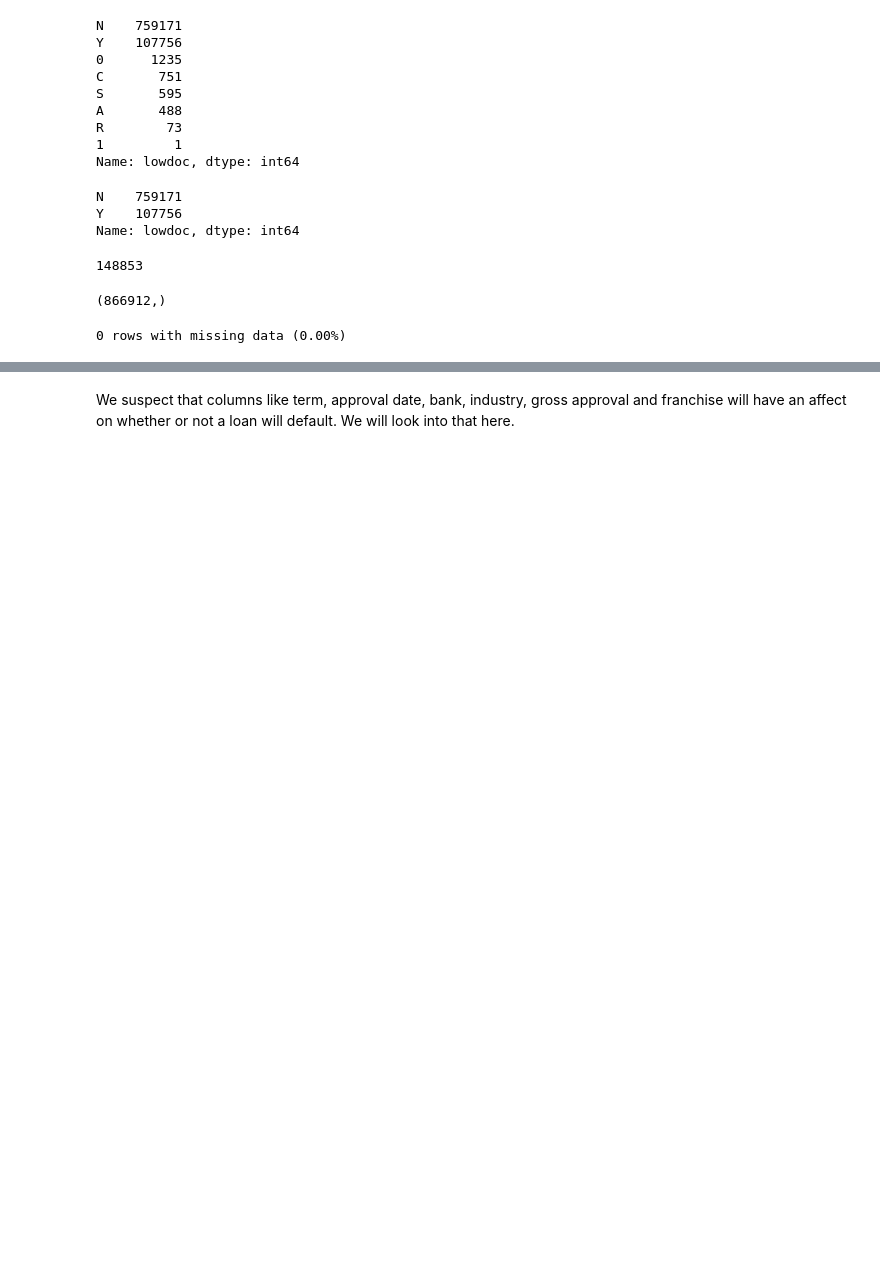
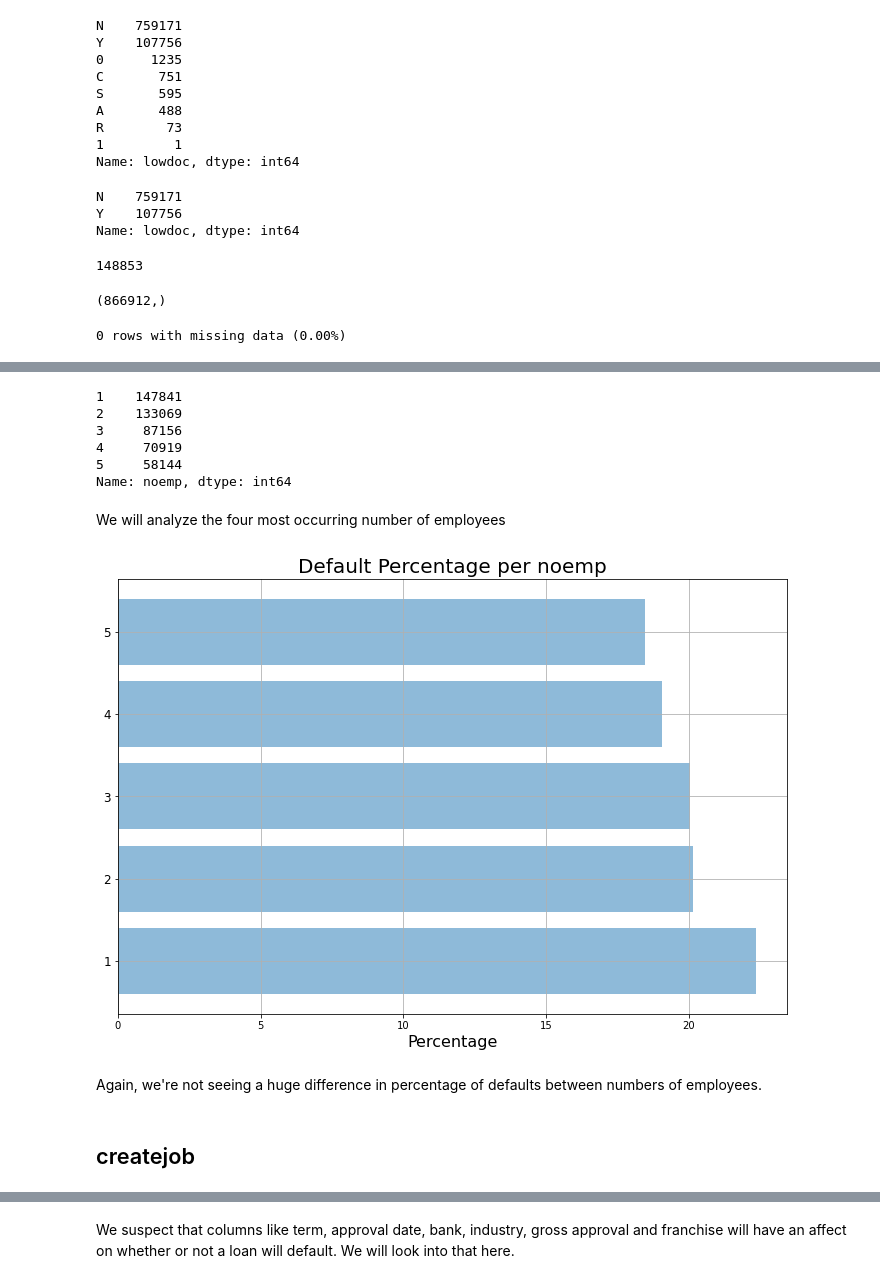
Before and after one commit to marisolm3236/-SBAloan_default_model, a Jupyter notebook: SmallBusinessLoans.ipynb, the cells around one changed output, grey strips where cells are left out. Cells and saved outputs as stored; diff of their text form; code cells hidden in the pictures; blank space fills up the shorter version.

```diff
--- a/SmallBusinessLoans.ipynb
+++ b/SmallBusinessLoans.ipynb
@@ -715,0 +787,11 @@ df.to_csv(drive_dir + 'clean_data.csv', index = False)
+# %%
+df['noemp'].value_counts()[:5]
+# %% [output]
+1    147841
+2    133069
+3     87156
+4     70919
+5     58144
+Name: noemp, dtype: int64
+# %% [markdown]
+We will analyze the four most occurring number of employees
@@ -715,0 +800,8 @@ df.to_csv(drive_dir + 'clean_data.csv', index = False)
+# %%
+loc_analysis(column='noemp')
+# %% [output]
+[figure, added]
+# %% [markdown]
+Again, we're not seeing a huge difference in percentage of defaults between numbers of employees.
+# %% [markdown]
+## createjob
```
Also changed, not shown: parts of 83 cells of this notebook.
